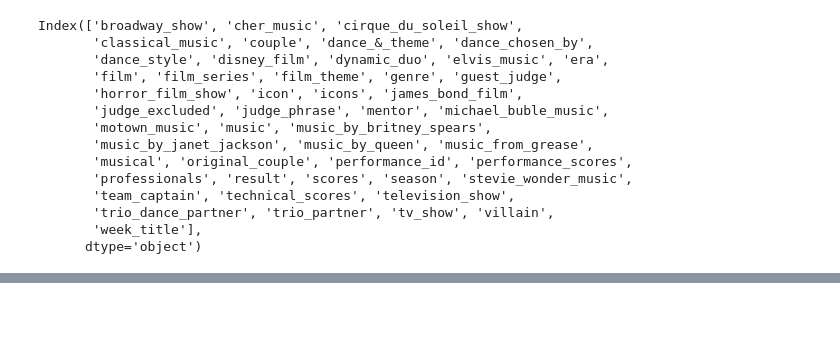
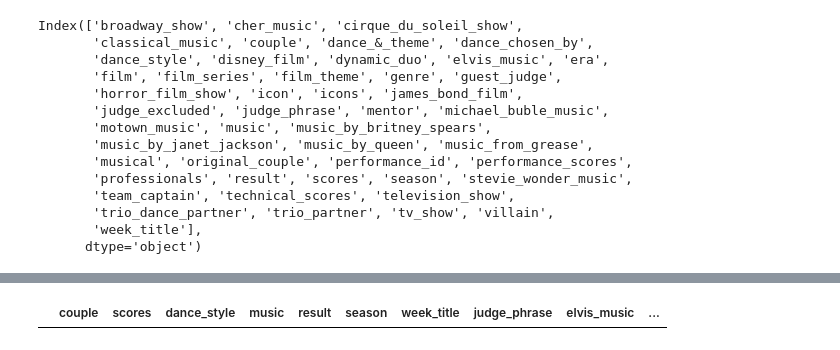
Before and after one commit to howisonlab/dwts_dataset, a Jupyter notebook: match_judge_scores.ipynb, the cells around one changed output, grey strips where cells are left out. Cells and saved outputs as stored; diff of their text form; code cells hidden in the pictures; blank space fills up the shorter version.

```diff
--- a/match_judge_scores.ipynb
+++ b/match_judge_scores.ipynb
@@ -57 +61,6 @@ df['week_theme'].fillna('No Theme', inplace = True) # replace NaNs
+# %%
+# df[df['michael_buble_music'].notna()]
+df[df['music'].isna()]
+# %% [output]
+|  | couple | scores | dance_style | music | result | season | week_title | judge_phrase | elvis_music | ... |
 # %%
```
Also changed, not shown: parts of 20 cells of this notebook.
